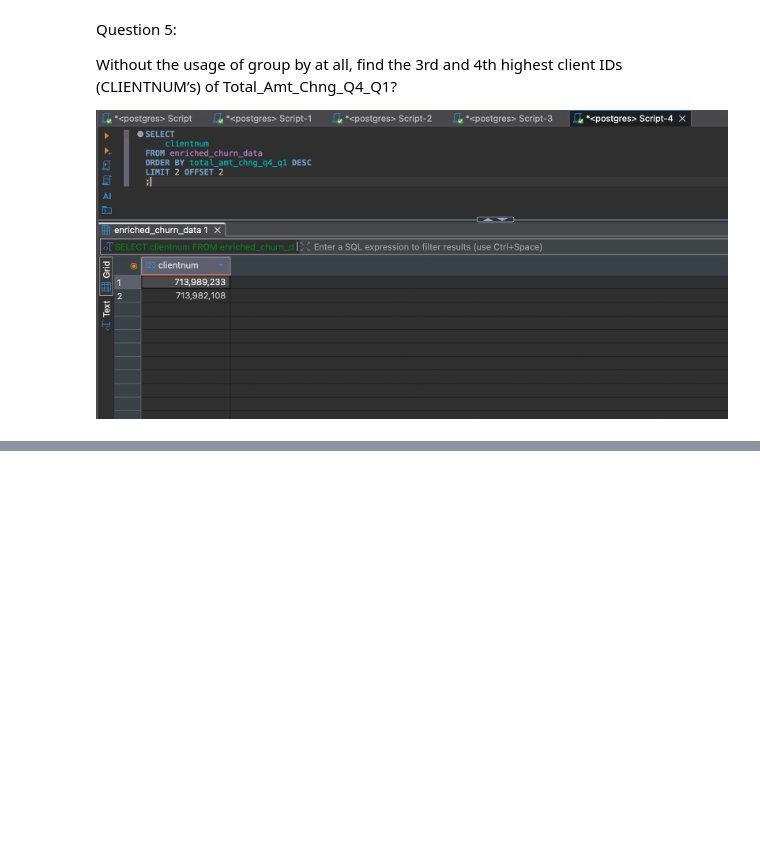
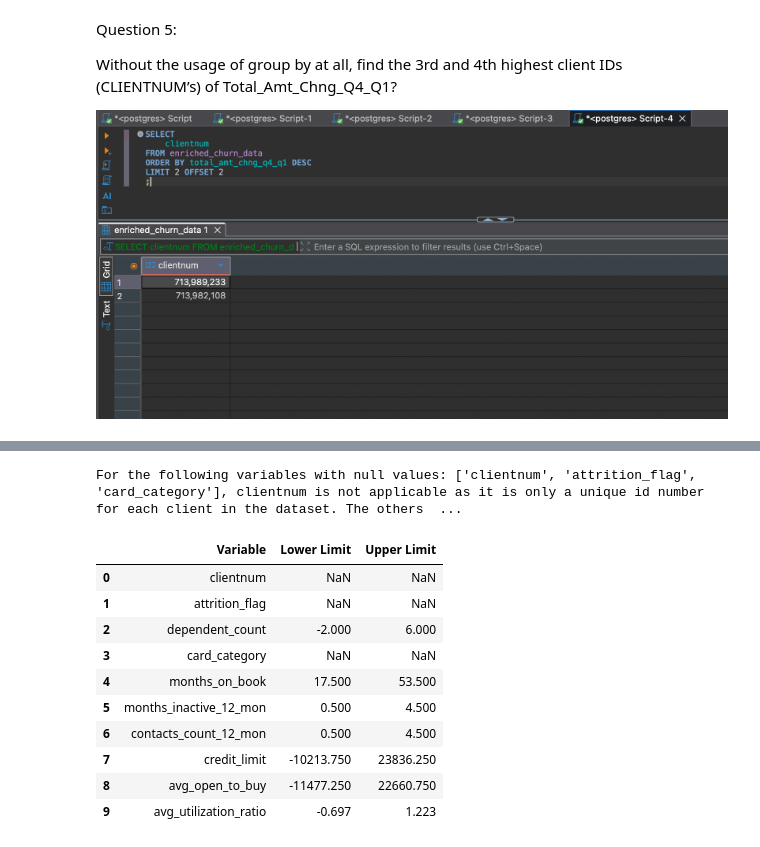
Before and after one commit to ayan72/customer_churn_analysis, a Jupyter notebook: churn.ipynb, the cells around one changed output, grey strips where cells are left out. Drawn from its saved outputs; the diff is of its cells as text; code cells hidden in the pictures; blank space fills up the shorter version.

```diff
--- a/churn.ipynb
+++ b/churn.ipynb
@@ -36,0 +229,42 @@ Without the usage of group by at all, find the 3rd and 4th highest client IDs (C
+# %%
+# Printing the Lower and upper interquartile ranges for all the columns in the dataset.
+variables = pd.DataFrame(columns=['Variable','Lower Limit','Upper Limit'])
+
+nan_columns = []
+for i, var in enumerate(bank_churners_df.columns):
+    if var == 'clientnum':
+        iqr_lower = np.NaN
+        iqr_upper = np.NaN
+        nan_columns.append(var)
+
+    elif bank_churners_df[var].dtype == 'object':
+        iqr_lower = np.NaN
+        iqr_upper = np.NaN
+        nan_columns.append(var)
+
+    else:
+        df = bank_churners_df[var]
+        q1 = df.quantile(0.25)
+        q3 = df.quantile(0.75)
+        iqr = q3 - q1
+        iqr_lower = q1 - 1.5 * iqr
+        iqr_upper = q3 + 1.5 * iqr
+
+    variables.loc[i] = [var, iqr_lower, iqr_upper]
+
+print(f"\nFor the following variables with null values: {nan_columns}, clientnum is not applicable as it is only a unique id number for each client in the dataset. The others are of string/object datatypes. Hence the null values \n")
+
+variables
+# %% [output]
+For the following variables with null values: ['clientnum', 'attrition_flag', 'card_category'], clientnum is not applicable as it is only a unique id number for each client in the dataset. The others  ...
+|  | Variable | Lower Limit | Upper Limit |
+| 0 | clientnum | NaN | NaN |
+| 1 | attrition_flag | NaN | NaN |
+| 2 | dependent_count | -2.000 | 6.000 |
+| 3 | card_category | NaN | NaN |
+| 4 | months_on_book | 17.500 | 53.500 |
+| 5 | months_inactive_12_mon | 0.500 | 4.500 |
+| 6 | contacts_count_12_mon | 0.500 | 4.500 |
+| 7 | credit_limit | -10213.750 | 23836.250 |
+| 8 | avg_open_to_buy | -11477.250 | 22660.750 |
+| 9 | avg_utilization_ratio | -0.697 | 1.223 |
```
Also changed, not shown: parts of 16 cells of this notebook.
